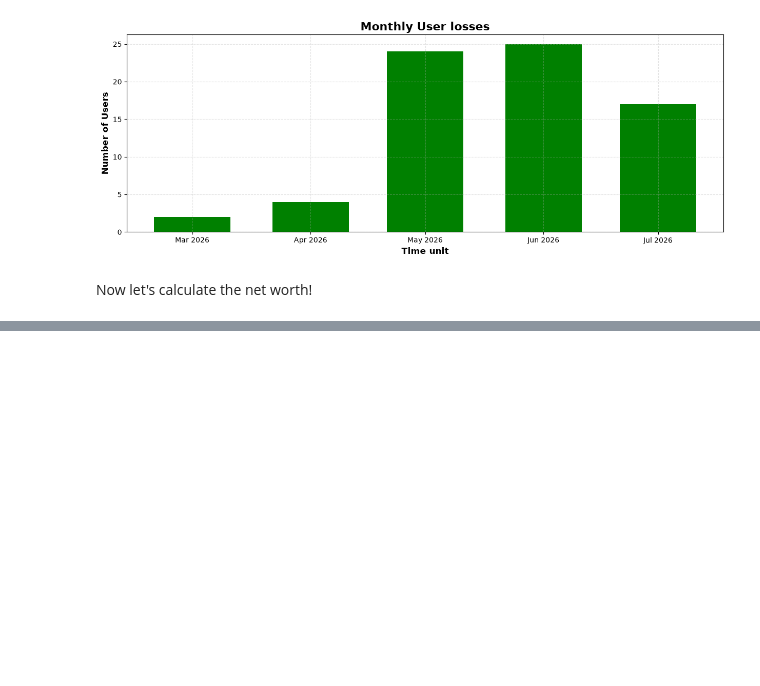
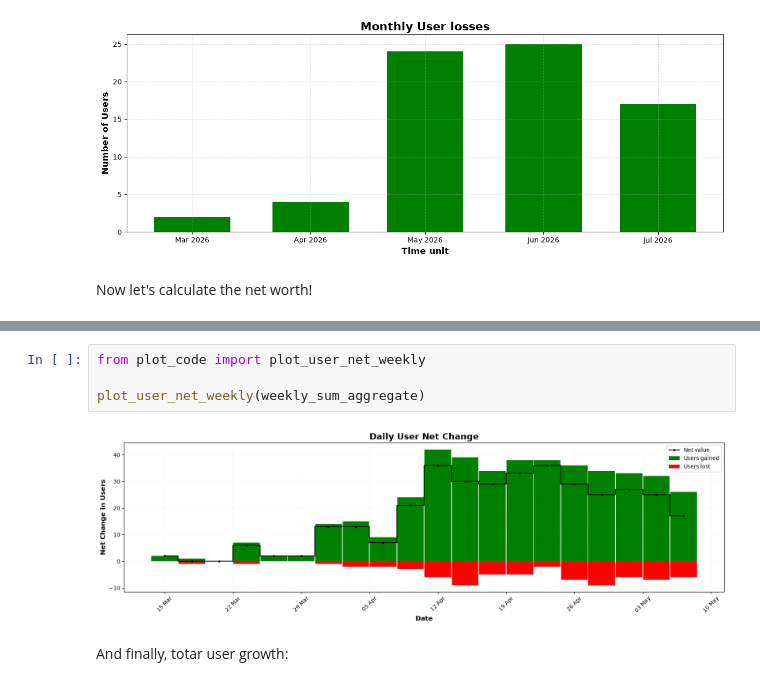
Before and after one commit to Arut3nCodes/ggc-server-user-growth-analysis, a Jupyter notebook: user-growth-analysis.ipynb, the cells around one changed output, grey strips where cells are left out. Cells and saved outputs as stored; diff of their text form; blank space fills up the shorter version.

```diff
--- a/user-growth-analysis.ipynb
+++ b/user-growth-analysis.ipynb
@@ -353,3 +234,11 @@ Now let's calculate the net worth!
+# %%
+from plot_code import plot_user_net_weekly
+
+plot_user_net_weekly(weekly_sum_aggregate)
+# %% [output]
+[figure, added]
+# %% [markdown]
+And finally, totar user growth:
 # %%
 fig, ax = plt.subplots(figsize=(10, 5))  # Create a figure and axis for the plot
 
```
Also changed, not shown: parts of 5 cells of this notebook, 2 other files.
